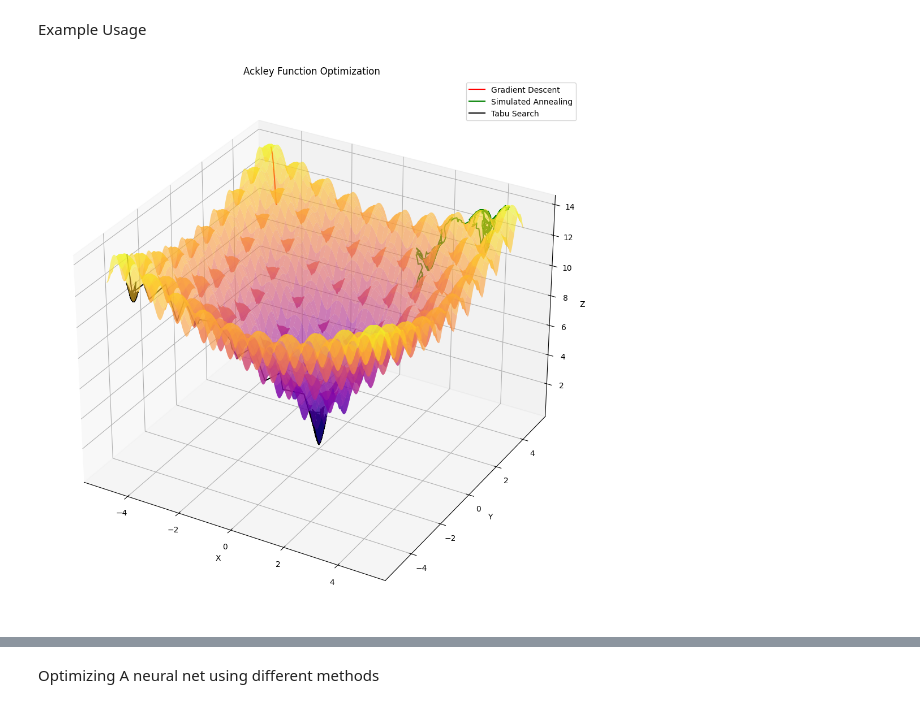
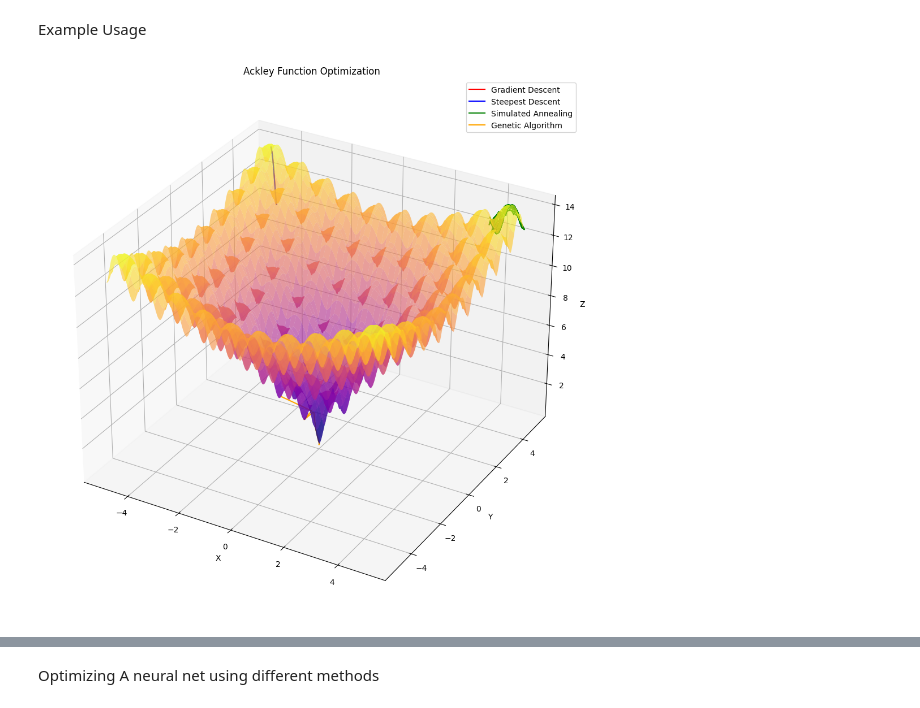
Before and after one commit to Mikolaj-MLP/Optimization-methods, a Jupyter notebook: Optimization_methods.ipynb, the cells around one changed output, grey strips where cells are left out. Saved outputs shown, nothing was run; the diff lists cells and outputs as text; code cells hidden in the pictures.

Commit message:
Steepest descent usage added

```diff
--- a/Optimization_methods.ipynb
+++ b/Optimization_methods.ipynb
@@ -133,12 +133,12 @@ plot_3d_function(saddle_test, (-512, 512), (-512, 512), "saddle point testing fu
 Example Usage
 # %%
 # --- Setup for Ackley ---
-x0_ackley_gd        = np.array([-4.5,  4.5])
-x0_ackley_sim_ann   = np.array([ 4.5,  4.5])
-x0_ackley_tabu_search = np.array([-4.5, -4.5])
+x0_ackley_gd      = np.array([-4.5,  4.5])
+x0_ackley_sd      = np.array([-4.5,  4.5])
+x0_ackley_sim_ann = np.array([ 4.5,  4.5])
 
-bounds_ackley = np.array([[-5, 5], [-5, 5]])
-f_star_ackley = 0.0  # known global minimum
+bounds_ackley     = np.array([[-5, 5], [-5, 5]])
+f_star_ackley     = 0.0  # known global minimum
 
 # ------------------ Gradient Descent ------------------
 t0 = time.perf_counter()
@@ -152,6 +152,19 @@ elapsed_gd = time.perf_counter() - t0
 iters_gd   = len(path_gd_a)
 min_gd     = ackley_vec(opt_gd_a)
 error_gd   = abs(min_gd - f_star_ackley)
+
+# ---------------- Steepest Descent --------------------
+t0 = time.perf_counter()
+opt_sd_a, path_sd_a = steepest_descent(
+    ackley_vec,
+    grad_ackley,
+    x0_ackley_sd,
+    max_iters=500
+)
+elapsed_sd = time.perf_counter() - t0
+iters_sd   = len(path_sd_a)
+min_sd     = ackley_vec(opt_sd_a)
+error_sd   = abs(min_sd - f_star_ackley)
 
 # ---------------- Simulated Annealing -----------------
 t0 = time.perf_counter()
@@ -168,70 +181,77 @@ iters_sa   = len(path_sa_a)
 min_sa     = ackley_vec(opt_sa_a)
 error_sa   = abs(min_sa - f_star_ackley)
 
-# -------------------- Tabu Search ---------------------
+# ---------------- Genetic Algorithm ------------------
 t0 = time.perf_counter()
-opt_tabu_a, path_tabu_a = tabu_search(
+opt_ga_a, path_ga_a = genetic_algorithm(
     ackley_vec,
-    x0_ackley_tabu_search,
     bounds_ackley,
-    max_iters=500,
-    tabu_size=30,
-    step=0.6
+    generations=500
 )
-elapsed_tabu = time.perf_counter() - t0
-iters_tabu   = len(path_tabu_a)
-min_tabu     = ackley_vec(opt_tabu_a)
-error_tabu   = abs(min_tabu - f_star_ackley)
+elapsed_ga = time.perf_counter() - t0
+iters_ga   = len(path_ga_a)
+min_ga     = ackley_vec(opt_ga_a)
+error_ga   = abs(min_ga - f_star_ackley)
 
 # --- Prepare trajectories for plotting ---
-path_gd_a   = np.array(path_gd_a)
-path_sa_a   = np.array(path_sa_a)
-path_tabu_a = np.array(path_tabu_a)
+path_gd_a     = np.array(path_gd_a)
+path_sd_a     = np.array(path_sd_a)
+path_sa_a     = np.array(path_sa_a)
+path_ga_a     = np.array(path_ga_a)
 
-Z_gd_a   = [ackley(x[0], x[1]) for x in path_gd_a]
-Z_sa_a   = [ackley(x[0], x[1]) for x in path_sa_a]
-Z_tabu_a = [ackley(x[0], x[1]) for x in path_tabu_a]
+Z_gd_a  = [ackley(x[0], x[1]) for x in path_gd_a]
+Z_sd_a  = [ackley(x[0], x[1]) for x in path_sd_a]
+Z_sa_a  = [ackley(x[0], x[1]) for x in path_sa_a]
+Z_ga_a  = [ackley(x[0], x[1]) for x in path_ga_a]
 
 x = np.linspace(-5, 5, 300)
 y = np.linspace(-5, 5, 300)
 X, Y = np.meshgrid(x, y)
 Z = ackley(X, Y)
 
 fig = plt.figure(figsize=(14, 10))
 ax = fig.add_subplot(111, projection='3d')
 ax.plot_surface(X, Y, Z, cmap='plasma', alpha=0.6, edgecolor='none')
 
-ax.plot(path_gd_a[:, 0], path_gd_a[:, 1], Z_gd_a,   'r-',   label='Gradient Descent')
-ax.plot(path_sa_a[:, 0], path_sa_a[:, 1], Z_sa_a,   'g-',   label='Simulated Annealing')
-ax.plot(path_tabu_a[:, 0], path_tabu_a[:, 1], Z_tabu_a, 'black', label='Tabu Search')
+ax.plot(path_gd_a[:, 0],   path_gd_a[:, 1],   Z_gd_a, 'r-',      label='Gradient Descent')
+ax.plot(path_sd_a[:, 0],   path_sd_a[:, 1],   Z_sd_a, 'b-',      label='Steepest Descent')
+ax.plot(path_sa_a[:, 0],   path_sa_a[:, 1],   Z_sa_a, 'g-',      label='Simulated Annealing')
+ax.plot(path_ga_a[:, 0],   path_ga_a[:, 1],   Z_ga_a, 'orange',  label='Genetic Algorithm')
 
 ax.set_title("Ackley Function Optimization")
 ax.set_xlabel("X")
 ax.set_ylabel("Y")
 ax.set_zlabel("Z")
 ax.legend()
 plt.tight_layout()
 plt.show()
 
 # --- Print optimization results ---
 print("Ackley Optimization Results:")
-print(f"  Gradient Descent:")
-print(f"    • Found minimum: f(x*) = {min_gd:.6f}")
-print(f"    • Error from f*   = {error_gd:.6f}")
-print(f"    • Iterations      = {iters_gd}")
-print(f"    • Elapsed time    = {elapsed_gd:.6f} s")
 print()
-print(f"  Simulated Annealing:")
-print(f"    • Found minimum: f(x*) = {min_sa:.6f}")
-print(f"    • Error from f*   = {error_sa:.6f}")
-print(f"    • Iterations      = {iters_sa}")
-print(f"    • Elapsed time    = {elapsed_sa:.6f} s")
+print("Gradient Descent:")
+print(f"  • Found minimum: f(x*) = {min_gd:.6f}")
+print(f"  • Error from f*        = {error_gd:.6f}")
+print(f"  • Iterations           = {iters_gd}")
+print(f"  • Elapsed time         = {elapsed_gd:.6f} s")
 print()
-print(f"  Tabu Search:")
-print(f"    • Found minimum: f(x*) = {min_tabu:.6f}")
-print(f"    • Error from f*   = {error_tabu:.6f}")
-print(f"    • Iterations      = {iters_tabu}")
-print(f"    • Elapsed time    = {elapsed_tabu:.6f} s")
+print("Steepest Descent:")
+print(f"  • Found minimum: f(x*) = {min_sd:.6f}")
+print(f"  • Error from f*        = {error_sd:.6f}")
+print(f"  • Iterations           = {iters_sd}")
+print(f"  • Elapsed time         = {elapsed_sd:.6f} s")
+print()
+print("Simulated Annealing:")
+print(f"  • Found minimum: f(x*) = {min_sa:.6f}")
+print(f"  • Error from f*        = {error_sa:.6f}")
+print(f"  • Iterations           = {iters_sa}")
+print(f"  • Elapsed time         = {elapsed_sa:.6f} s")
+print()
+print("Genetic Algorithm:")
+print(f"  • Found minimum: f(x*) = {min_ga:.6f}")
+print(f"  • Error from f*        = {error_ga:.6f}")
+print(f"  • Iterations           = {iters_ga}")
+print(f"  • Elapsed time         = {elapsed_ga:.6f} s")
 # %% [output]
-[figure, old version]
+[figure, new version]
 Ackley Optimization Results:
```
Also changed, not shown: parts of 3 cells of this notebook.
